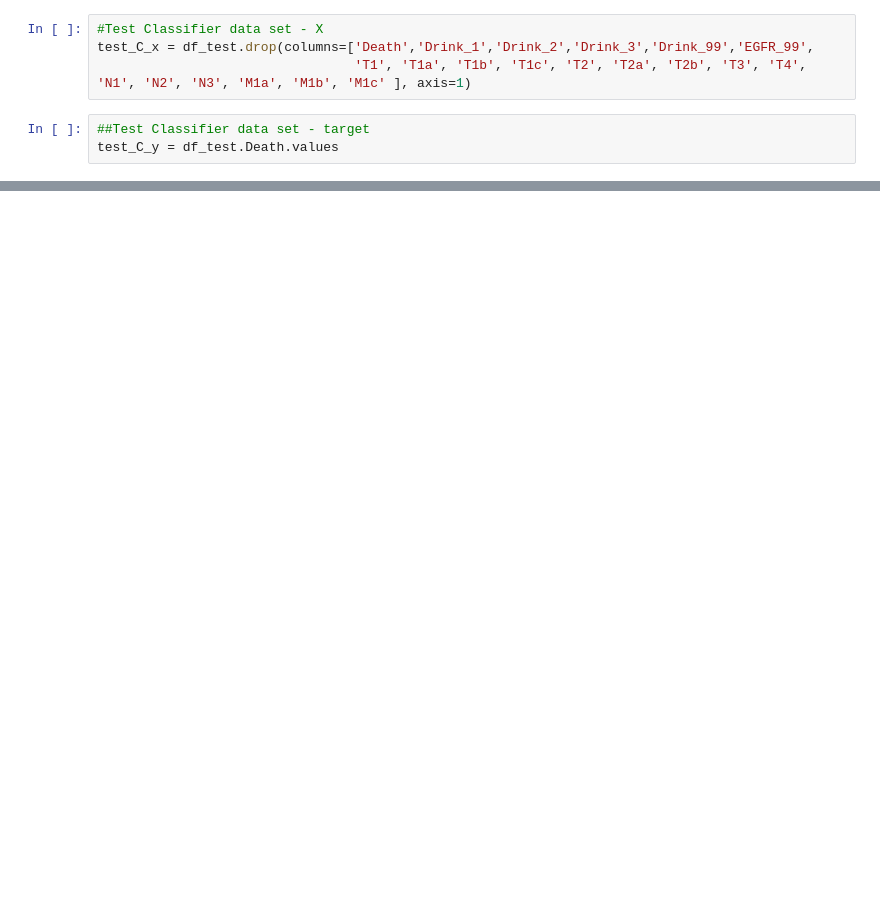
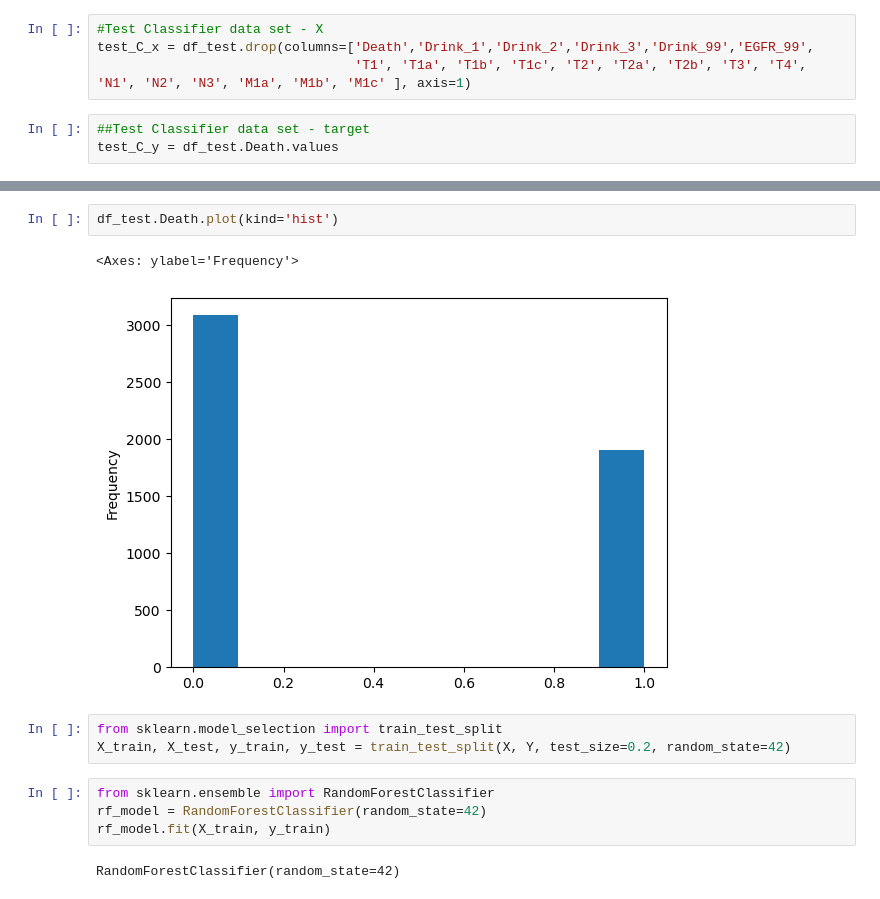
Before and after one commit to iam5027210/wassup_pj1, a Jupyter notebook: LungCancer_new.ipynb, the cells around one changed output, grey strips where cells are left out. Drawn from its saved outputs; the diff is of its cells as text; blank space fills up the shorter version.

```diff
--- a/LungCancer_new.ipynb
+++ b/LungCancer_new.ipynb
@@ -199,0 +217,14 @@ test_C_y = df_test.Death.values
+# %%
+df_test.Death.plot(kind='hist')
+# %% [output]
+<Axes: ylabel='Frequency'>
+[figure, added]
+# %%
+from sklearn.model_selection import train_test_split
+X_train, X_test, y_train, y_test = train_test_split(X, Y, test_size=0.2, random_state=42)
+# %%
+from sklearn.ensemble import RandomForestClassifier
+rf_model = RandomForestClassifier(random_state=42)
+rf_model.fit(X_train, y_train)
+# %% [output]
+RandomForestClassifier(random_state=42)
```
Also changed, not shown: parts of 12 cells of this notebook, 1 other file.
